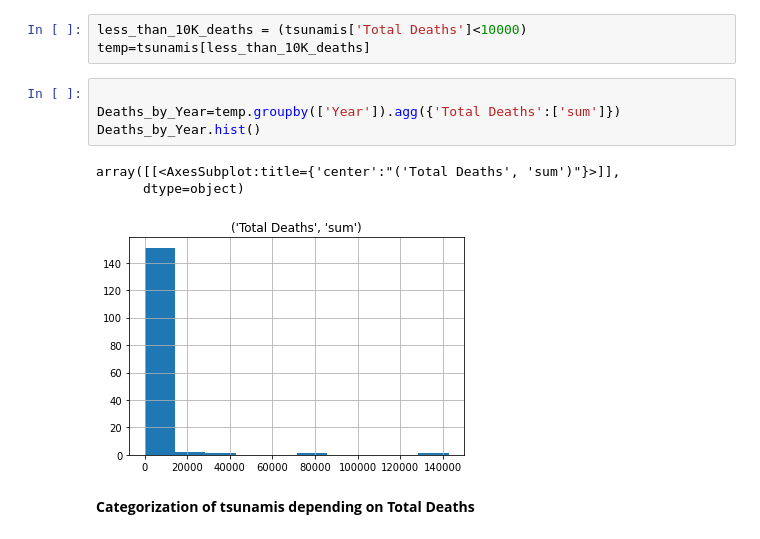
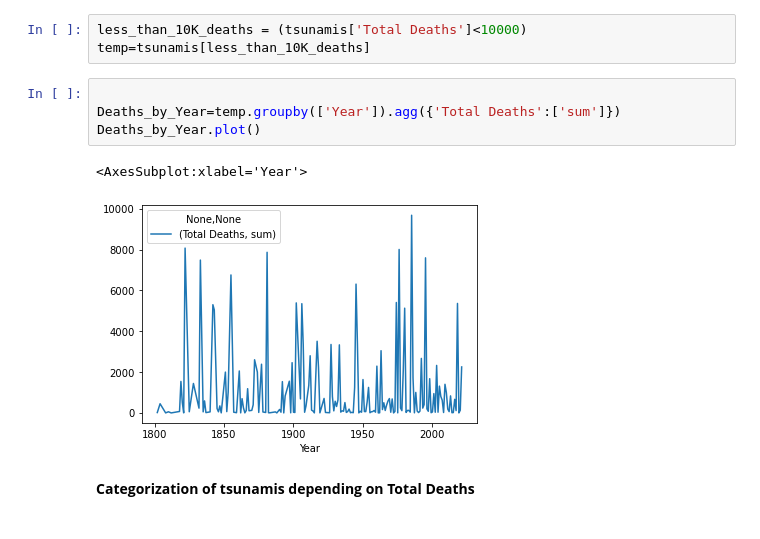
Before and after one commit to ImyPG/Tsunamis, a Jupyter notebook: Tsunamis.ipynb, the cells around one changed output. Drawn from its saved outputs; the diff is of its cells as text.

```diff
--- a/Tsunamis.ipynb
+++ b/Tsunamis.ipynb
@@ -164,11 +164,10 @@ temp=tsunamis[less_than_10K_deaths]
 # %%
 
 Deaths_by_Year=temp.groupby(['Year']).agg({'Total Deaths':['sum']})
-Deaths_by_Year.hist()
+Deaths_by_Year.plot()
 # %% [output]
-array([[<AxesSubplot:title={'center':"('Total Deaths', 'sum')"}>]],
-      dtype=object)
+<AxesSubplot:xlabel='Year'>
-[figure, old version]
+[figure, new version]
 # %% [markdown]
 **Categorization of tsunamis depending on Total Deaths**
 # %% [markdown]
```
Also changed, not shown: parts of 20 cells of this notebook.
